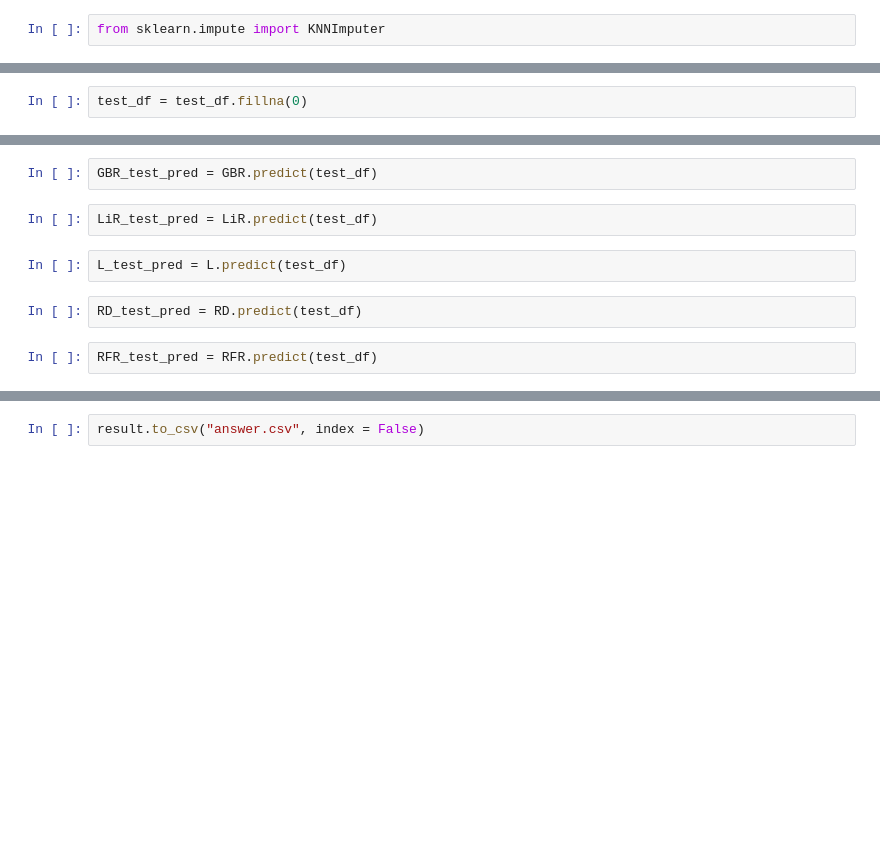
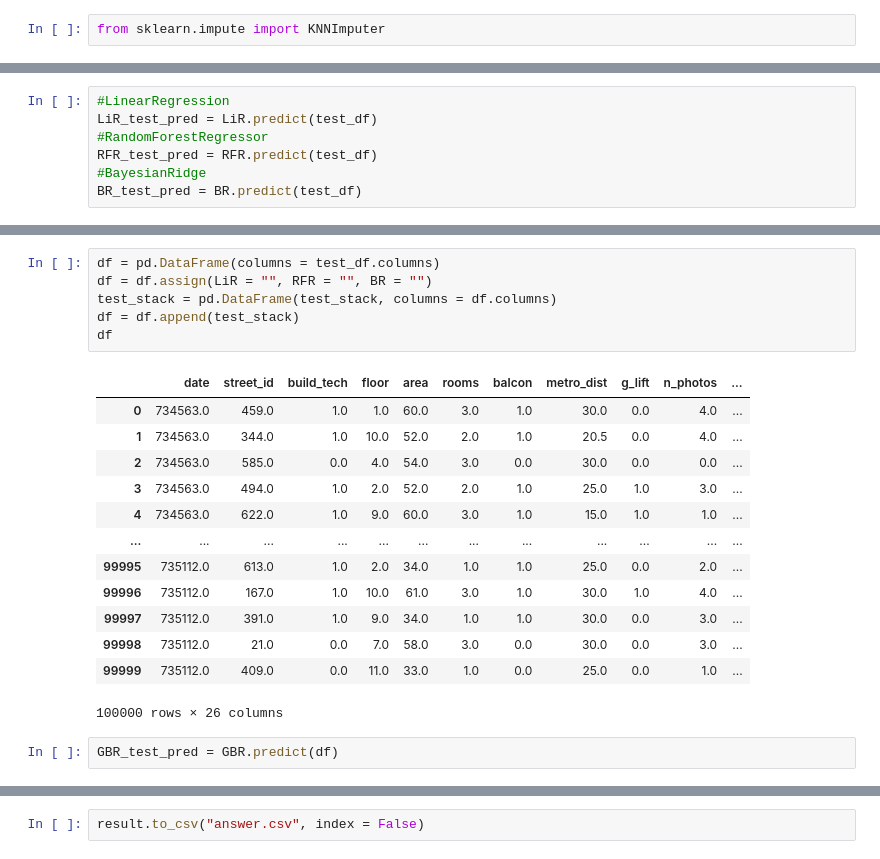
Before and after one commit to kiselpd/HW5_ML, a Jupyter notebook: price.ipynb, the cells around one changed output, grey strips where cells are left out. Cells and saved outputs as stored; diff of their text form; blank space fills up the shorter version.

```diff
--- a/price.ipynb
+++ b/price.ipynb
@@ -272,3 +184 @@ test_df
 100000 rows × 23 columns
-# %%
-test_df = test_df.fillna(0)
@@ -290,0 +185,7 @@ test_df
+# %%
+#LinearRegression
+LiR_test_pred = LiR.predict(test_df)
+#RandomForestRegressor
+RFR_test_pred = RFR.predict(test_df)
+#BayesianRidge
+BR_test_pred = BR.predict(test_df)
@@ -291,10 +212,22 @@ test_df
+# %%
+df = pd.DataFrame(columns = test_df.columns)
+df = df.assign(LiR = "", RFR = "", BR = "")
+test_stack = pd.DataFrame(test_stack, columns = df.columns)
+df = df.append(test_stack)
+df
+# %% [output]
+|  | date | street_id | build_tech | floor | area | rooms | balcon | metro_dist | g_lift | n_photos | ... |
+| 0 | 734563.0 | 459.0 | 1.0 | 1.0 | 60.0 | 3.0 | 1.0 | 30.0 | 0.0 | 4.0 | ... |
+| 1 | 734563.0 | 344.0 | 1.0 | 10.0 | 52.0 | 2.0 | 1.0 | 20.5 | 0.0 | 4.0 | ... |
+| 2 | 734563.0 | 585.0 | 0.0 | 4.0 | 54.0 | 3.0 | 0.0 | 30.0 | 0.0 | 0.0 | ... |
+| 3 | 734563.0 | 494.0 | 1.0 | 2.0 | 52.0 | 2.0 | 1.0 | 25.0 | 1.0 | 3.0 | ... |
+| 4 | 734563.0 | 622.0 | 1.0 | 9.0 | 60.0 | 3.0 | 1.0 | 15.0 | 1.0 | 1.0 | ... |
+| ... | ... | ... | ... | ... | ... | ... | ... | ... | ... | ... | ... |
+| 99995 | 735112.0 | 613.0 | 1.0 | 2.0 | 34.0 | 1.0 | 1.0 | 25.0 | 0.0 | 2.0 | ... |
+| 99996 | 735112.0 | 167.0 | 1.0 | 10.0 | 61.0 | 3.0 | 1.0 | 30.0 | 1.0 | 4.0 | ... |
+| 99997 | 735112.0 | 391.0 | 1.0 | 9.0 | 34.0 | 1.0 | 1.0 | 30.0 | 0.0 | 3.0 | ... |
+| 99998 | 735112.0 | 21.0 | 0.0 | 7.0 | 58.0 | 3.0 | 0.0 | 30.0 | 0.0 | 3.0 | ... |
+| 99999 | 735112.0 | 409.0 | 0.0 | 11.0 | 33.0 | 1.0 | 0.0 | 25.0 | 0.0 | 1.0 | ... |
+100000 rows × 26 columns
 # %%
-GBR_test_pred = GBR.predict(test_df)
+GBR_test_pred = GBR.predict(df)
-# %%
-LiR_test_pred = LiR.predict(test_df)
-# %%
-L_test_pred = L.predict(test_df)
-# %%
-RD_test_pred = RD.predict(test_df)
-# %%
-RFR_test_pred = RFR.predict(test_df)
```
Also changed, not shown: parts of 74 cells of this notebook.
